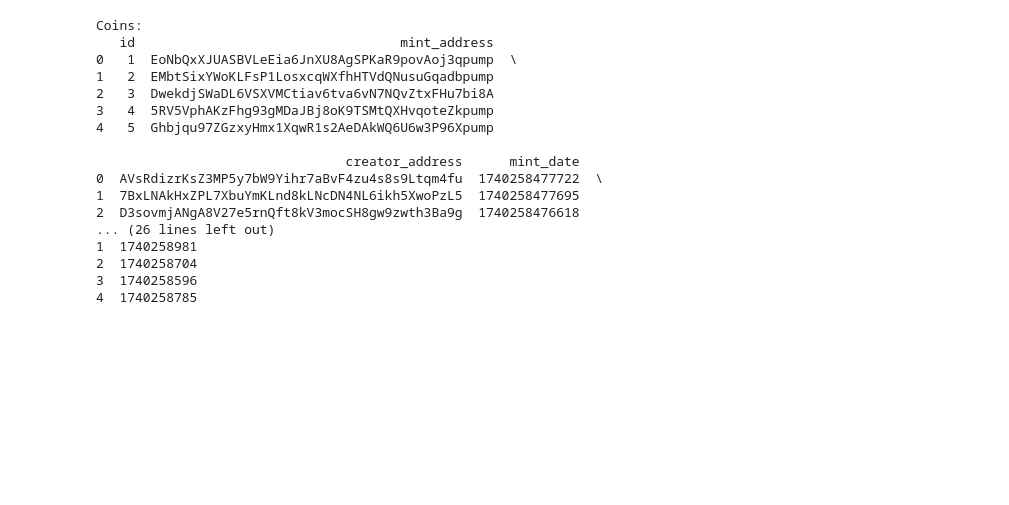
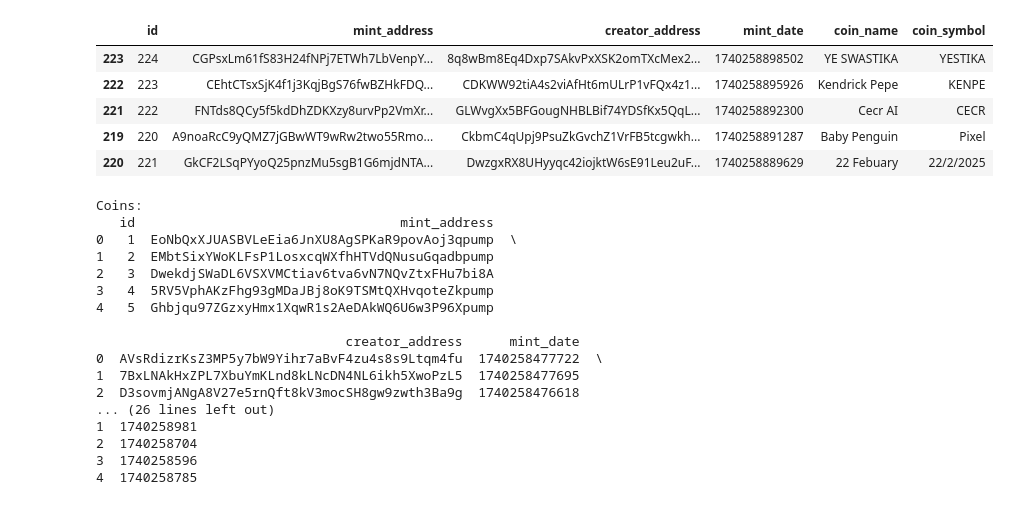
Before and after one commit to DFIC-Quant-Fund/HFTCrypto-W2025, a Jupyter notebook: notebooks/Coin_price_research.ipynb, the cells around one changed output. Cells and saved outputs as stored; diff of their text form; code cells hidden in the pictures; blank space fills up the shorter version.

```diff
--- a/notebooks/Coin_price_research.ipynb
+++ b/notebooks/Coin_price_research.ipynb
@@ -5,3 +66,12 @@ import pandas as pd
+# %%
+coins_df.head(5)
+# %% [output]
+|  | id | mint_address | creator_address | mint_date | coin_name | coin_symbol |
+| 223 | 224 | CGPsxLm61fS83H24fNPj7ETWh7LbVenpY... | 8q8wBm8Eq4Dxp7SAkvPxXSK2omTXcMex2... | 1740258898502 | YE SWASTIKA | YESTIKA |
+| 222 | 223 | CEhtCTsxSjK4f1j3KqjBgS76fwBZHkFDQ... | CDKWW92tiA4s2viAfHt6mULrP1vFQx4z1... | 1740258895926 | Kendrick Pepe | KENPE |
+| 221 | 222 | FNTds8QCy5f5kdDhZDKXzy8urvPp2VmXr... | GLWvgXx5BFGougNHBLBif74YDSfKx5QqL... | 1740258892300 | Cecr AI | CECR |
+| 219 | 220 | A9noaRcC9yQMZ7jGBwWT9wRw2two55Rmo... | CkbmC4qUpj9PsuZkGvchZ1VrFB5tcgwkh... | 1740258891287 | Baby Penguin | Pixel |
+| 220 | 221 | GkCF2LSqPYyoQ25pnzMu5sgB1G6mjdNTA... | DwzgxRX8UHyyqc42iojktW6sE91Leu2uF... | 1740258889629 | 22 Febuary | 22/2/2025 |
 # %%
 # import coin.csv and trades.csv as dataframes
 
```
Also changed, not shown: parts of 2 cells of this notebook.
